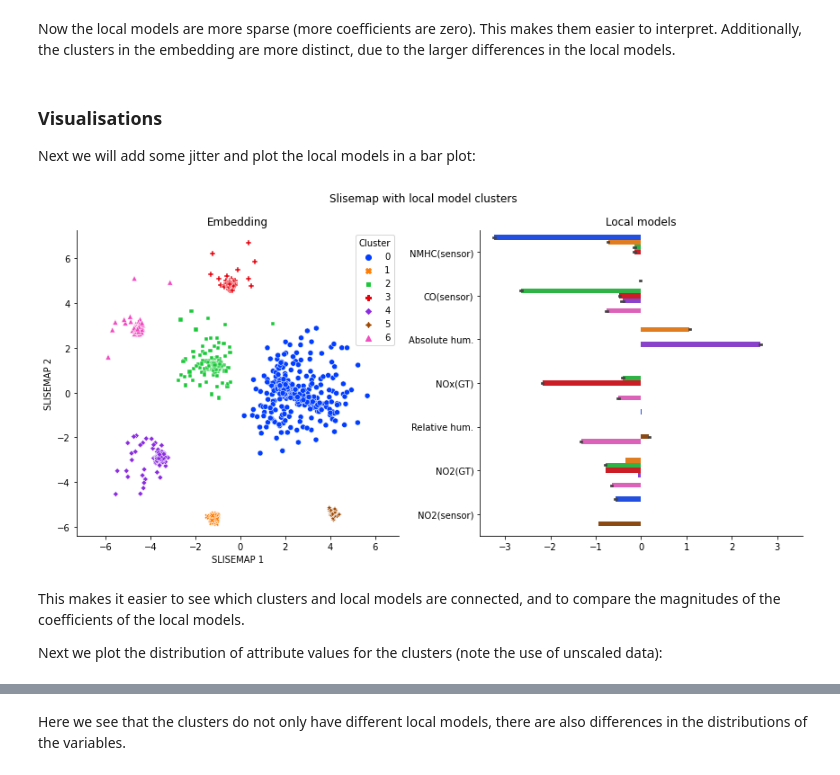
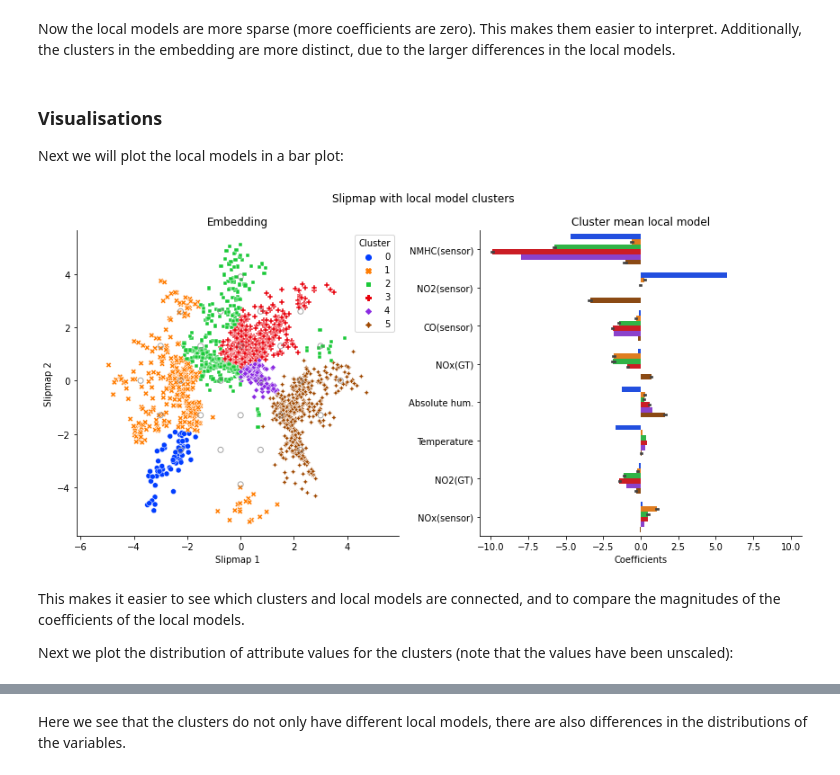
Before and after one commit to edahelsinki/slisemap, a Jupyter notebook: examples/02_classification_example_airquality.ipynb, the cells around one changed output, grey strips where cells are left out. Drawn from its saved outputs; the diff is of its cells as text; code cells hidden in the pictures.

Commit message:
update examples

```diff
--- a/examples/02_classification_example_airquality.ipynb
+++ b/examples/02_classification_example_airquality.ipynb
@@ -37,11 +42,10 @@ To reduce execution times, we provide dumps of pretrained Slisemap models. If yo
 # %%
 USE_CACHE = True
-SM_V1_CACHE_PATH = Path("cache") / "02_classification_example_airquality.v1.sm"
-SM_V2_CACHE_PATH = Path("cache") / "02_classification_example_airquality.v2.sm"
-NEW_BZ_CACHE_PATH = Path("cache") / "02_classification_example_airquality.newBZ.npz"
+SM_V1_CACHE_PATH = Path("cache") / "02_classification_example_airquality.v1.sp"
+SM_V2_CACHE_PATH = Path("cache") / "02_classification_example_airquality.v2.sp"
 
 if USE_CACHE:
-    for path in [SM_V1_CACHE_PATH, SM_V2_CACHE_PATH, NEW_BZ_CACHE_PATH]:
+    for path in [SM_V1_CACHE_PATH, SM_V2_CACHE_PATH]:
         path.parent.mkdir(exist_ok=True, parents=True)
         if not path.exists():
             urlretrieve(
@@ -119,6 +124,6 @@ Since we are now dealing with a classification task we replace the default white
 # %%
 # Subsample the data
-size = 1500
+size = 3000
 X, X_test, y2, y_test = train_test_split(
     X, y2, train_size=size, test_size=size, stratify=y[:, 0], random_state=42
 )
@@ -159,0 +170,8 @@ If we plot the solution we see that the linear models are not very sparse even t
+# %%
+if USE_CACHE and SM_V2_CACHE_PATH.exists():
+    sm = Slipmap.load(SM_V2_CACHE_PATH, device="cpu")
+else:
+    sm.lasso = 0.01
+    %time sm.optimise()
+
+    sm.save(SM_V2_CACHE_PATH)
@@ -166,8 +184,0 @@ This is beacuse we used quite weak regularisation. We can increase the regularis
-# %%
-if not SM_V2_CACHE_PATH.exists():
-    sm.lasso = 0.005
-    %time sm.optimise()
-
-    sm.save(SM_V2_CACHE_PATH)
-else:
-    sm = Slisemap.load(SM_V2_CACHE_PATH, device="cpu")
@@ -180,22 +187,21 @@ Now the local models are more sparse (more coefficients are zero). This makes th
 # %% [markdown]
 ### Visualisations
 
-Next we will add some jitter and plot the local models in a bar plot:
+Next we will plot the local models in a bar plot:
 # %%
-clusters = 7
-bars = 7
+clusters = 6
+bars = 8
 sm.plot(
-    title="Slisemap with local model clusters",
+    title="Slipmap with local model clusters",
     clusters=clusters,
     bars=bars,
-    jitter=0.1,
 )
 # %% [output]
-[figure, old version]
+[figure, new version]
 # %% [markdown]
 This makes it easier to see which clusters and local models are connected, and to compare the magnitudes of the coefficients of the local models.
 
-Next we plot the distribution of attribute values for the clusters (note the use of unscaled data):
+Next we plot the distribution of attribute values for the clusters (note that the values have been unscaled):
 # %%
 sm.plot_dist(
     title="Distributions of the variable values",
```
Also changed, not shown: parts of 28 cells of this notebook, 4 other files.
